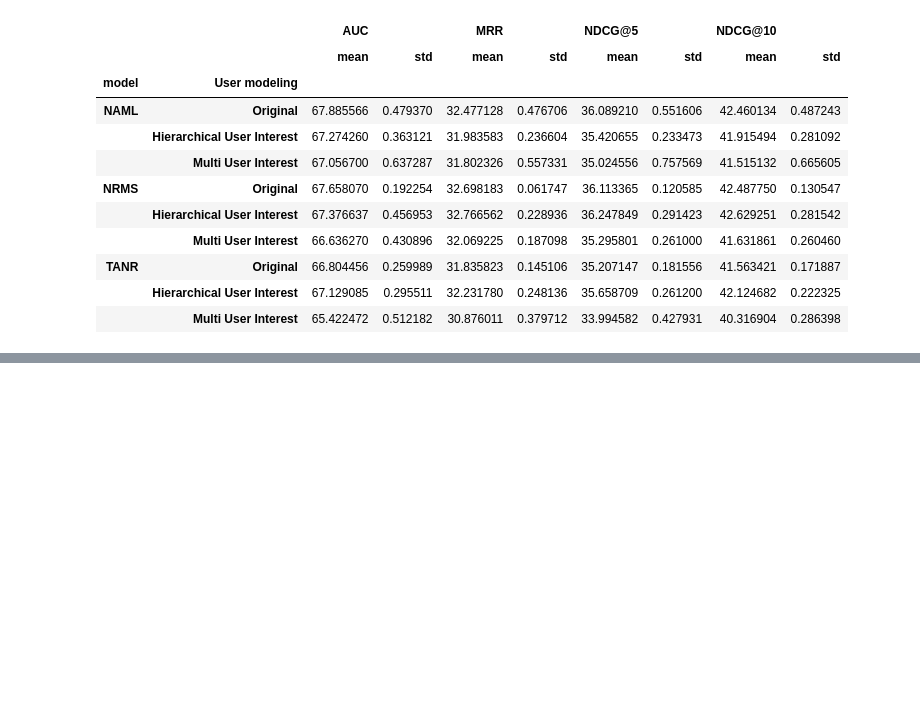
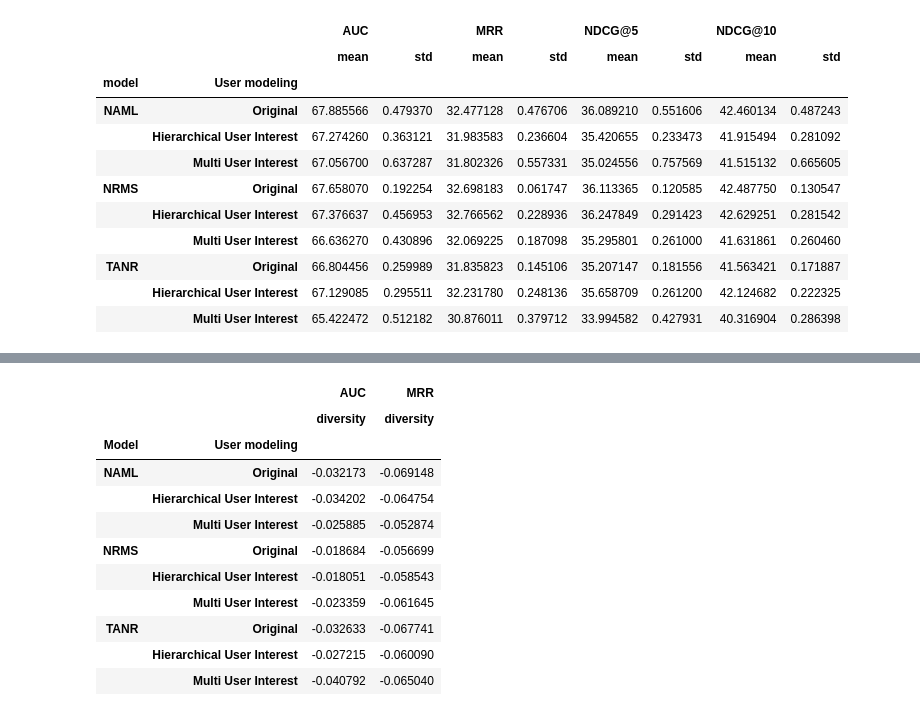
Before and after one commit to koengommers/news-recommendation, a Jupyter notebook: notebooks/Recommender Results.ipynb, the cells around one changed output, grey strips where cells are left out. Saved outputs shown, nothing was run; the diff lists cells and outputs as text; code cells hidden in the pictures; blank space fills up the shorter version.

```diff
--- a/notebooks/Recommender Results.ipynb
+++ b/notebooks/Recommender Results.ipynb
@@ -425,0 +411,31 @@ plt.rcParams = params
+# %%
+all_averaged_per_user = pd.concat([
+    averaged_per_user.assign(user_encoder="Original"),
+    h_averaged_per_user.assign(user_encoder="Hierarchical User Interest"),
+    m_averaged_per_user.assign(user_encoder="Multi User Interest")
+])
+
+user_encoders = all_averaged_per_user.user_encoder.unique()
+all_correlation = all_averaged_per_user\
+    .groupby(["model", "user_encoder"])\
+    .apply(lambda x: x[["AUC", "MRR", "diversity"]].corr())\
+    .drop(columns="diversity")\
+    .drop(index=["AUC", "MRR"], level=2)\
+    .unstack(level=2)\
+    .reindex(user_encoders, level=1)\
+
+all_correlation.index = all_correlation.index.rename({"user_encoder": "User modeling", "model": "Model"})
+all_correlation
+# %% [output]
+|  |  | AUC | MRR |
+|  |  | diversity | diversity |
+| Model | User modeling |  |  |
+| NAML | Original | -0.032173 | -0.069148 |
+|  | Hierarchical User Interest | -0.034202 | -0.064754 |
+|  | Multi User Interest | -0.025885 | -0.052874 |
+| NRMS | Original | -0.018684 | -0.056699 |
+|  | Hierarchical User Interest | -0.018051 | -0.058543 |
+|  | Multi User Interest | -0.023359 | -0.061645 |
+| TANR | Original | -0.032633 | -0.067741 |
+|  | Hierarchical User Interest | -0.027215 | -0.060090 |
+|  | Multi User Interest | -0.040792 | -0.065040 |
```
Also changed, not shown: parts of 8 cells of this notebook, 1 other file.
